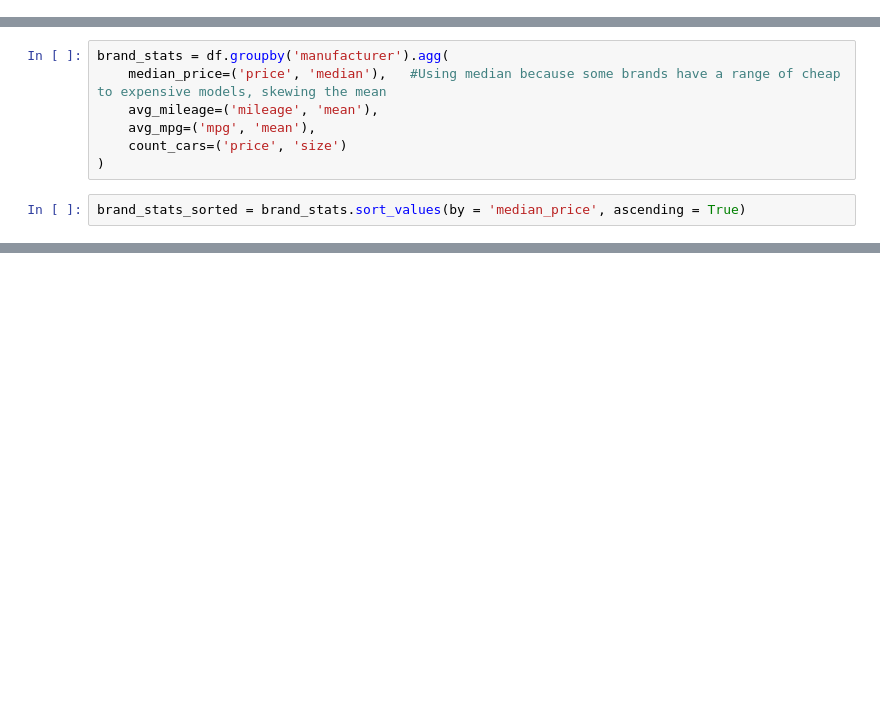
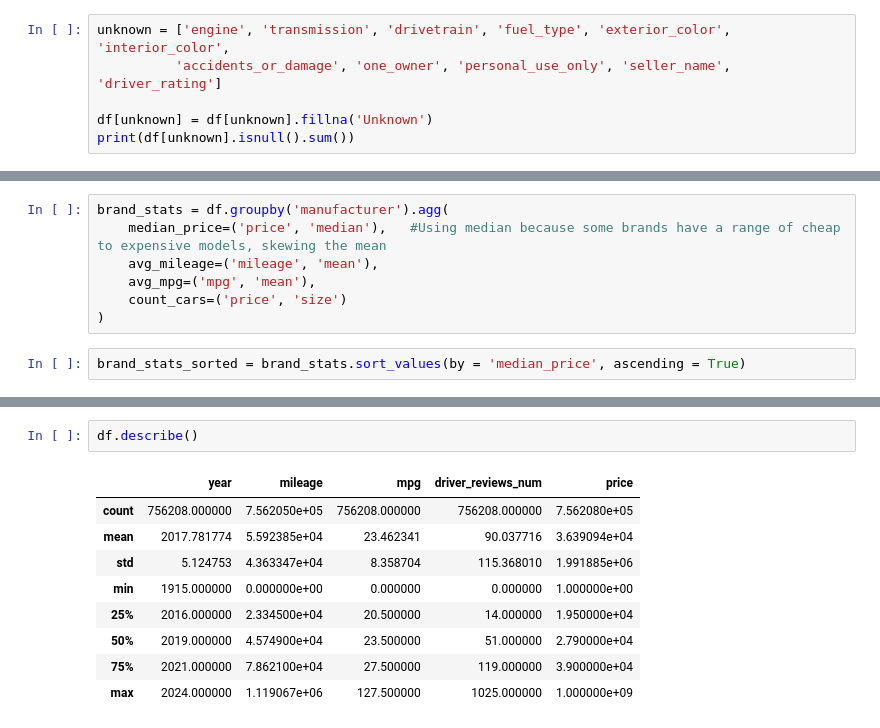
Before and after one commit to adarsh-makarla/Used-Car-Selector, a Jupyter notebook: Used Car Selector.ipynb, the cells around one changed output, grey strips where cells are left out. Saved outputs shown, nothing was run; the diff lists cells and outputs as text; blank space fills up the shorter version.

```diff
--- a/Used Car Selector.ipynb
+++ b/Used Car Selector.ipynb
@@ -64,0 +80,6 @@ dtype: int64
+# %%
+unknown = ['engine', 'transmission', 'drivetrain', 'fuel_type', 'exterior_color', 'interior_color',
+          'accidents_or_damage', 'one_owner', 'personal_use_only', 'seller_name', 'driver_rating']
+
+df[unknown] = df[unknown].fillna('Unknown')
+print(df[unknown].isnull().sum())
@@ -132,0 +195,12 @@ Porsche             68576.0  34604.131699  20.736938       11461
+# %%
+df.describe()
+# %% [output]
+|  | year | mileage | mpg | driver_reviews_num | price |
+| count | 756208.000000 | 7.562050e+05 | 756208.000000 | 756208.000000 | 7.562080e+05 |
+| mean | 2017.781774 | 5.592385e+04 | 23.462341 | 90.037716 | 3.639094e+04 |
+| std | 5.124753 | 4.363347e+04 | 8.358704 | 115.368010 | 1.991885e+06 |
+| min | 1915.000000 | 0.000000e+00 | 0.000000 | 0.000000 | 1.000000e+00 |
+| 25% | 2016.000000 | 2.334500e+04 | 20.500000 | 14.000000 | 1.950000e+04 |
+| 50% | 2019.000000 | 4.574900e+04 | 23.500000 | 51.000000 | 2.790000e+04 |
+| 75% | 2021.000000 | 7.862100e+04 | 27.500000 | 119.000000 | 3.900000e+04 |
+| max | 2024.000000 | 1.119067e+06 | 127.500000 | 1025.000000 | 1.000000e+09 |
```
Also changed, not shown: parts of 13 cells of this notebook.
